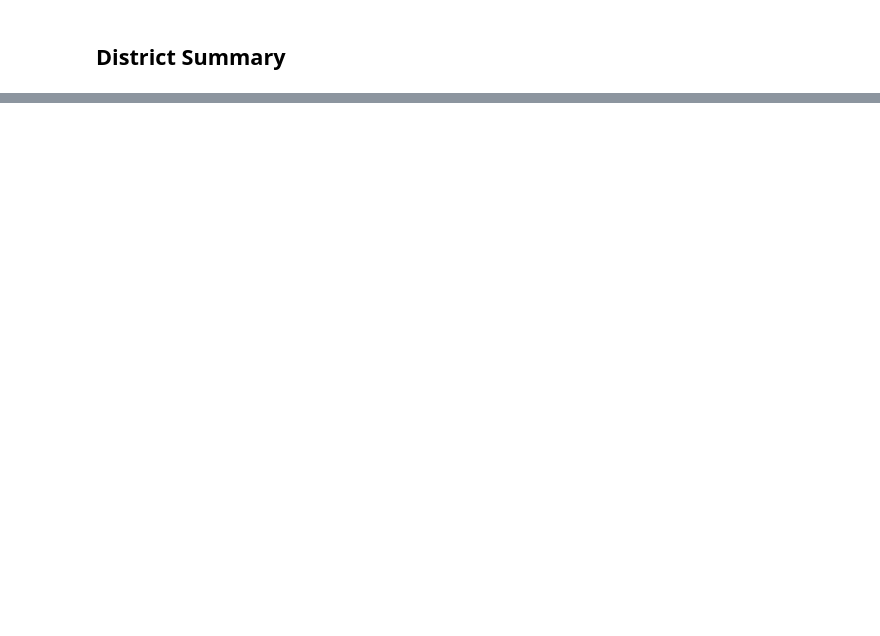
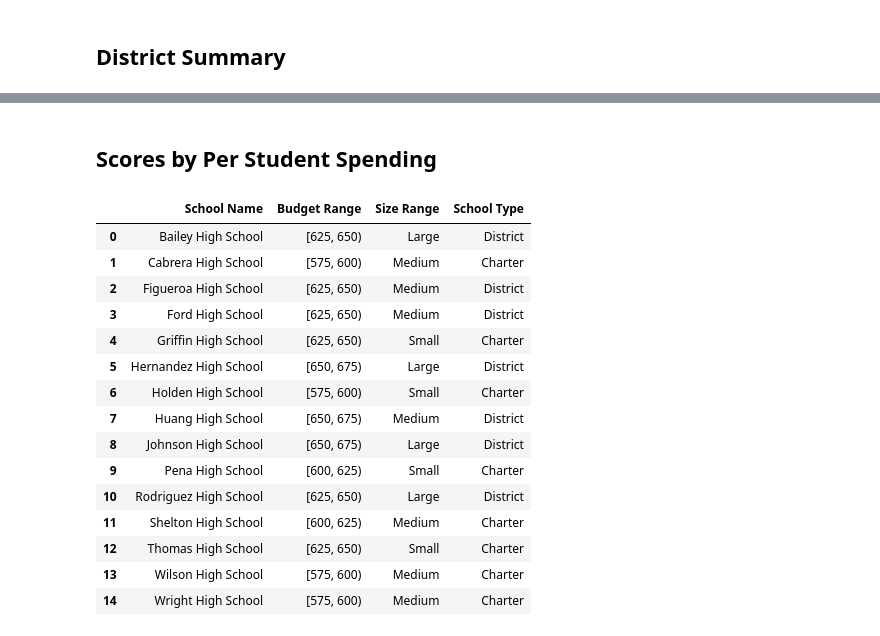
Before and after one commit to NormanGwinn/pandas-challenge, a Jupyter notebook: PyCitySchools/DistrictAssessment.ipynb, the cells around one changed output, grey strips where cells are left out. Saved outputs shown, nothing was run; the diff lists cells and outputs as text; code cells hidden in the pictures; blank space fills up the shorter version.

Commit message:
Completion of District Assessment

```diff
--- a/PyCitySchools/DistrictAssessment.ipynb
+++ b/PyCitySchools/DistrictAssessment.ipynb
@@ -51 +53,18 @@ df_district_summary2.style.format({
+# %%
+# Aggregate raw student data by school
+df_students_by_school = pd.concat(
+    [df_student[["school_name","reading_score","math_score"]],
+     (df_student["reading_score"] >= 60).rename("is_reading_passed"),
+     (df_student["math_score"] >= 60).rename("is_math_passed")
+    ],axis=1, copy=False).groupby("school_name").agg(
+        {"reading_score":"mean",
+         "math_score":"mean",
+         "is_reading_passed":"sum",
+         "is_math_passed":"sum"
+        }).reset_index(drop=True)
+
+# Select some school data, and sort by school, so this school DataFrame aligns with the student DataFrame
+df_school_stats = pd.concat([
+    df_school[["school_name","type","size","budget"]].sort_values("school_name",ignore_index=True),
+    df_students_by_school], axis=1)
 # %%
@@ -201 +213,42 @@ df141.style.format({
+# %% [markdown]
+## Scores by Per Student Spending
+# %%
+# The final three "binned" reports are similar.  Build a single sequence of DataFrames with the bins for each report
+
+# Determine the reasonble bins for school spending by student
+df_school_summary["Per Student Budget"].sort_values()
+
+# Visually, I see an range near $100.  I will select [bottom,top) bins, to best distribute the schools into bins
+#[575,600),[600,625),[625,650),[650,675)
+spending_bins = pd.cut(df_school_summary["Per Student Budget"],range(575,700, 25),right=False).rename("Budget Range")
+
+# Determine the reasonable bins for school size
+#[0,1750,3500,5250]
+size_bins = pd.cut(df_school_summary["Total Students"],
+                   range(0, 7000, 1750),
+                   right=True,
+                   labels=["Small","Medium","Large"]).rename("Size Range")
+
+# Determine the bins for school type
+# Not necessary; the df_school_summary DataFrame already has the School Type column
+
+# Here are the school and their bins (this intermediate data is shown only for clarity)
+pd.concat([df_school_summary["School Name"], spending_bins, size_bins, df_school_summary["School Type"]], axis = 1)
+# %% [output]
+|  | School Name | Budget Range | Size Range | School Type |
+| 0 | Bailey High School | [625, 650) | Large | District |
+| 1 | Cabrera High School | [575, 600) | Medium | Charter |
+| 2 | Figueroa High School | [625, 650) | Medium | District |
+| 3 | Ford High School | [625, 650) | Medium | District |
+| 4 | Griffin High School | [625, 650) | Small | Charter |
+| 5 | Hernandez High School | [650, 675) | Large | District |
+| 6 | Holden High School | [575, 600) | Small | Charter |
+| 7 | Huang High School | [650, 675) | Medium | District |
+| 8 | Johnson High School | [650, 675) | Large | District |
+| 9 | Pena High School | [600, 625) | Small | Charter |
+| 10 | Rodriguez High School | [625, 650) | Large | District |
+| 11 | Shelton High School | [600, 625) | Medium | Charter |
+| 12 | Thomas High School | [625, 650) | Small | Charter |
+| 13 | Wilson High School | [575, 600) | Medium | Charter |
+| 14 | Wright High School | [575, 600) | Medium | Charter |
 # %%
```
Also changed, not shown: parts of 28 cells of this notebook, 2 other files.
